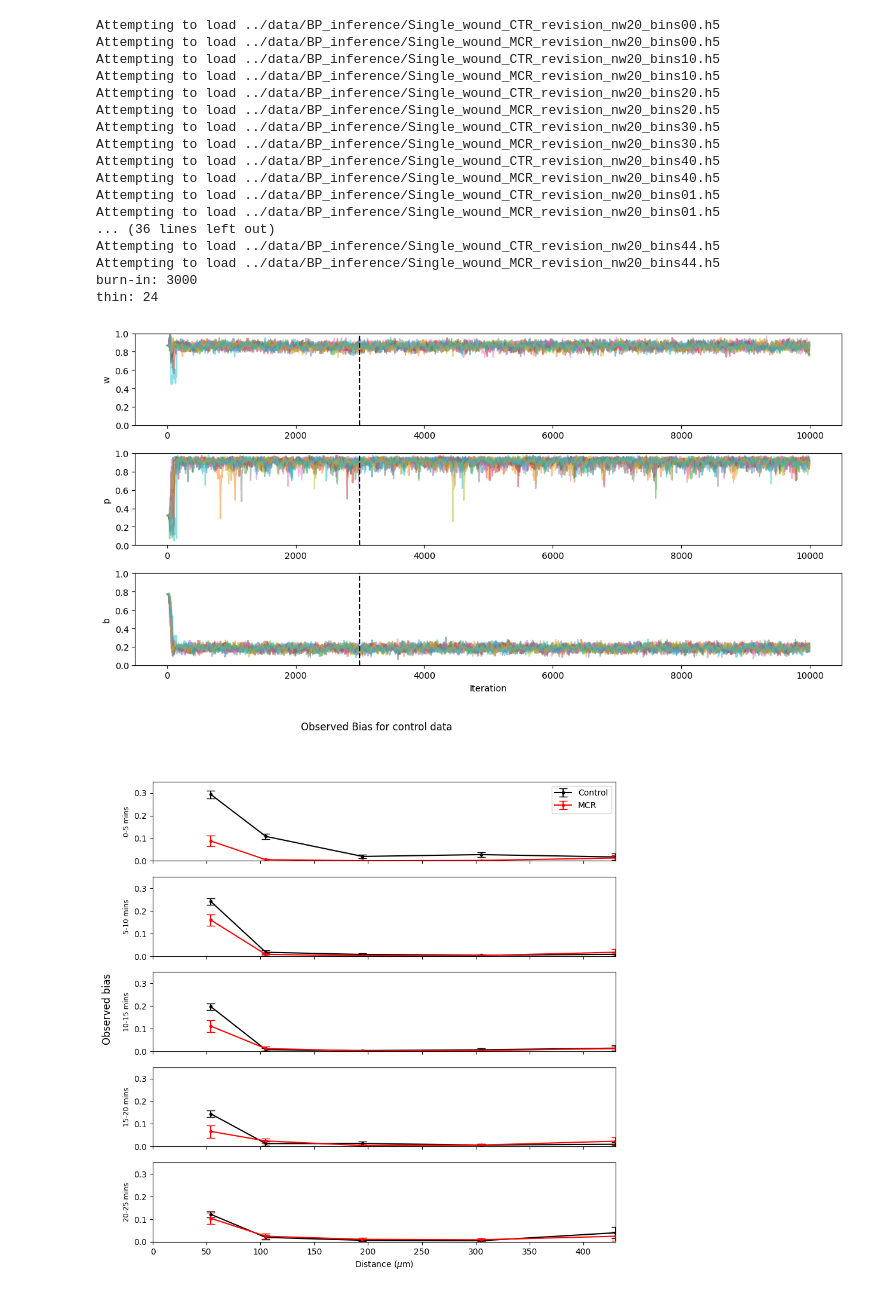
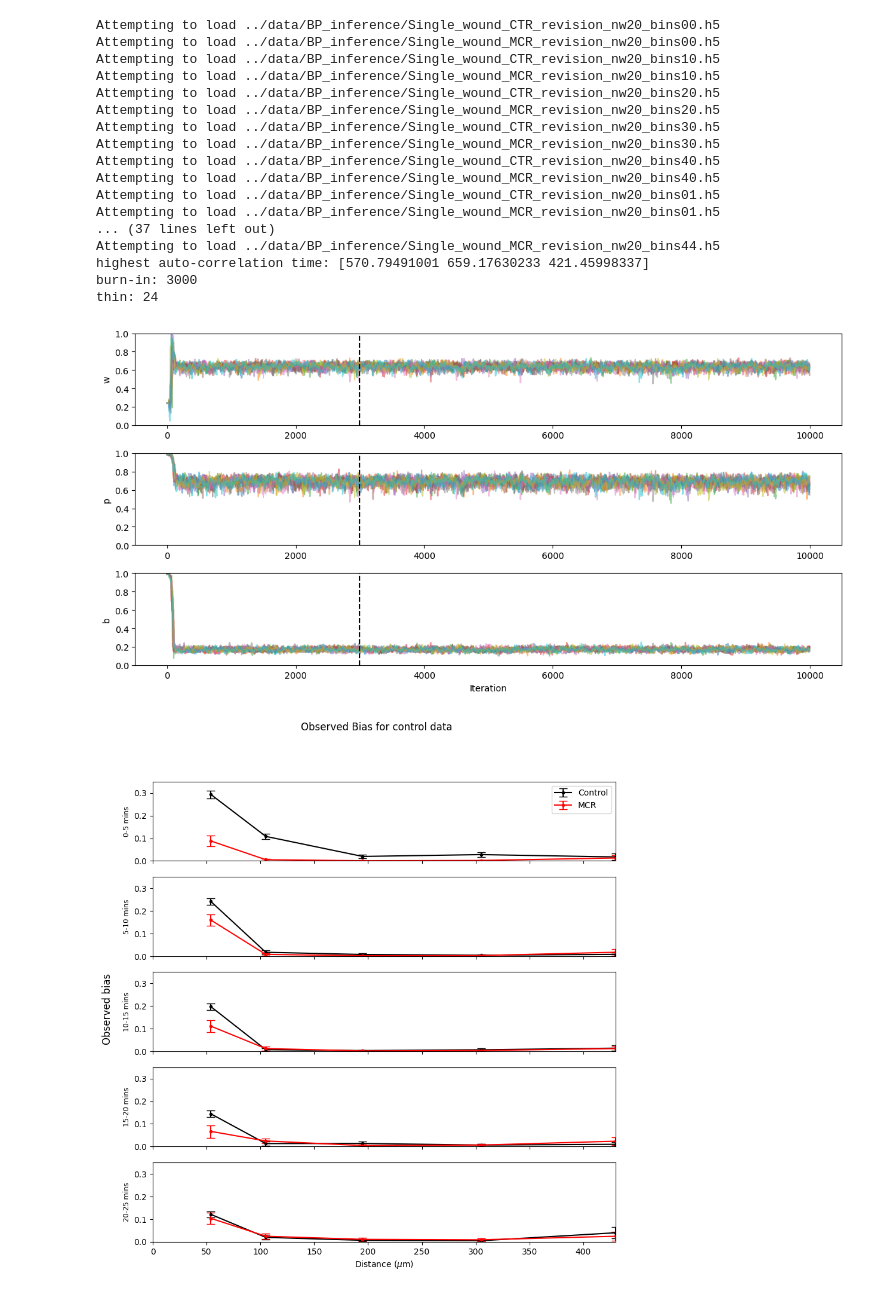
Before and after one commit to Schumacher-group/ImmuneCellMigrationAnalysis, a Jupyter notebook: Notebooks/Observed bias visualisation_revision.ipynb, the cells around one changed output. Cells and saved outputs as stored; diff of their text form; code cells hidden in the pictures.

```diff
--- a/Notebooks/Observed bias visualisation_revision.ipynb
+++ b/Notebooks/Observed bias visualisation_revision.ipynb
@@ -37,6 +37,7 @@ for i in range(nTimeBins):
 
 burnin = max(3000,int(2 * np.max(max_tau)))
 thin = int(np.min(min_tau))
+print("highest auto-correlation time: {0}".format(max_tau))
 print("burn-in: {0}".format(burnin))
 print("thin: {0}".format(thin))
 # %% [output]
@@ -52,35 +53,35 @@ Attempting to load ../data/BP_inference/Single_wound_CTR_revision_nw20_bins40.h5
 Attempting to load ../data/BP_inference/Single_wound_MCR_revision_nw20_bins40.h5
 Attempting to load ../data/BP_inference/Single_wound_CTR_revision_nw20_bins01.h5
 Attempting to load ../data/BP_inference/Single_wound_MCR_revision_nw20_bins01.h5
-... (36 lines left out)
-Attempting to load ../data/BP_inference/Single_wound_CTR_revision_nw20_bins44.h5
+... (37 lines left out)
 Attempting to load ../data/BP_inference/Single_wound_MCR_revision_nw20_bins44.h5
+highest auto-correlation time: [570.79491001 659.17630233 421.45998337]
 burn-in: 3000
 thin: 24
 # %%
 # plot some MCMC chains to check for a reasonable burn-in
-sample_data = emcee.backends.HDFBackend('../data/BP_inference/Single_wound_MCR_revision'+filesuffix+'_bins01.h5')
+sample_data = emcee.backends.HDFBackend('../data/BP_inference/Single_wound_CTR_revision'+filesuffix+'_bins10.h5')
 samples = sample_data.get_chain(discard=0, flat=False)
 
 labels = ['w','p','b']
 ndim = len(labels)
 n_walkers = 10
 
 # Trace Plots
 plt.figure(figsize=(12, 6))
 for dim in range(ndim):
     plt.subplot(ndim, 1, dim + 1)
     for walker in range(n_walkers):
         plt.plot(samples[:, walker, dim], alpha=0.5)
     plt.plot([burnin, burnin], [0, 1], 'k--')
     plt.ylabel(labels[dim])
     plt.ylim(0, 1)
 plt.xlabel("Iteration")
 plt.tight_layout()
 plt.show()
 # this seems to show a burn-in of about 200 is safe
 # %% [output]
-[figure, old version]
+[figure, new version]
 # %%
 # define functions to extract the observed bias values from the data
 def bias_param_samples_from_file(emcee_samples):
```
Also changed, not shown: parts of 12 cells of this notebook, 1 other file.
